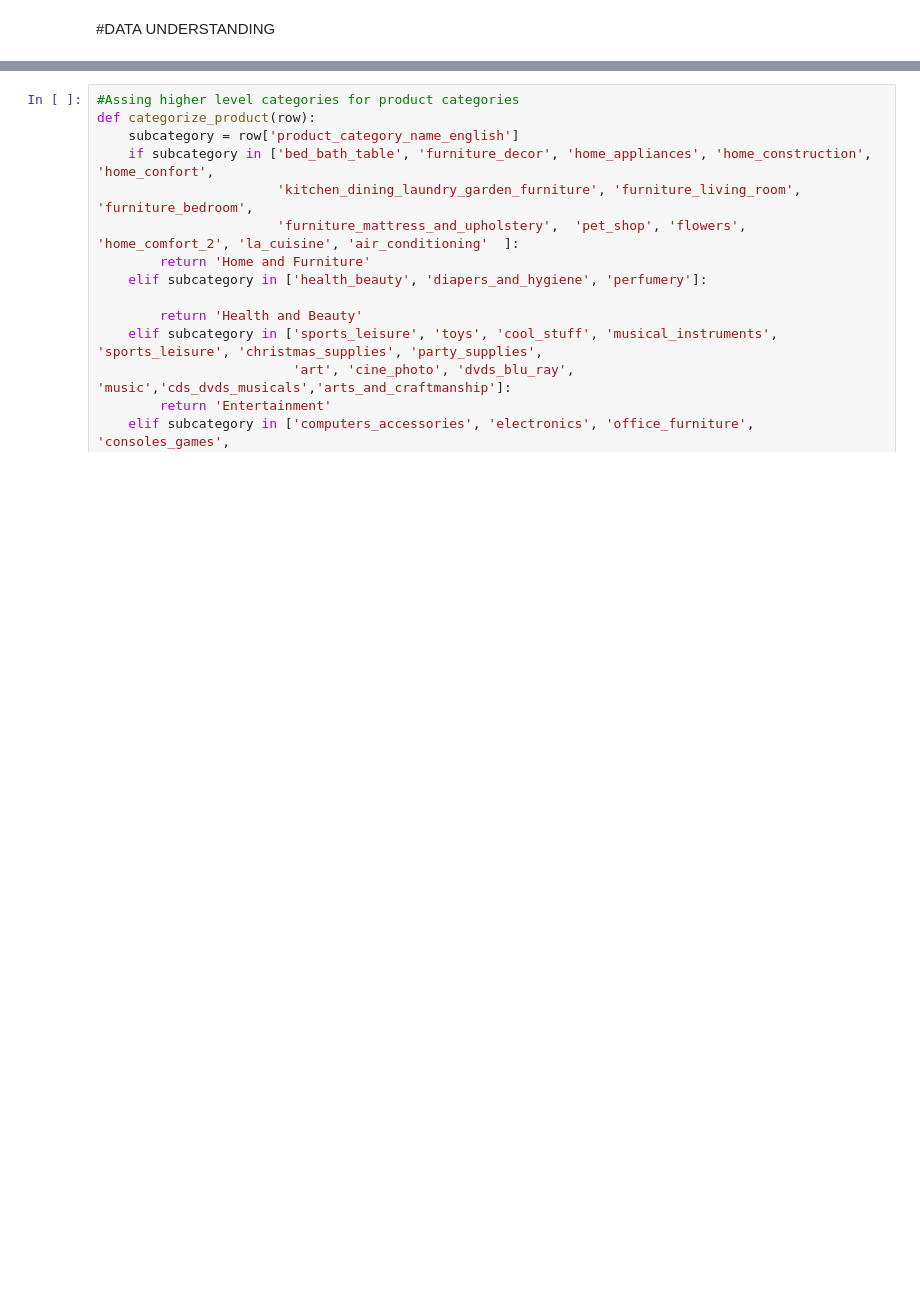
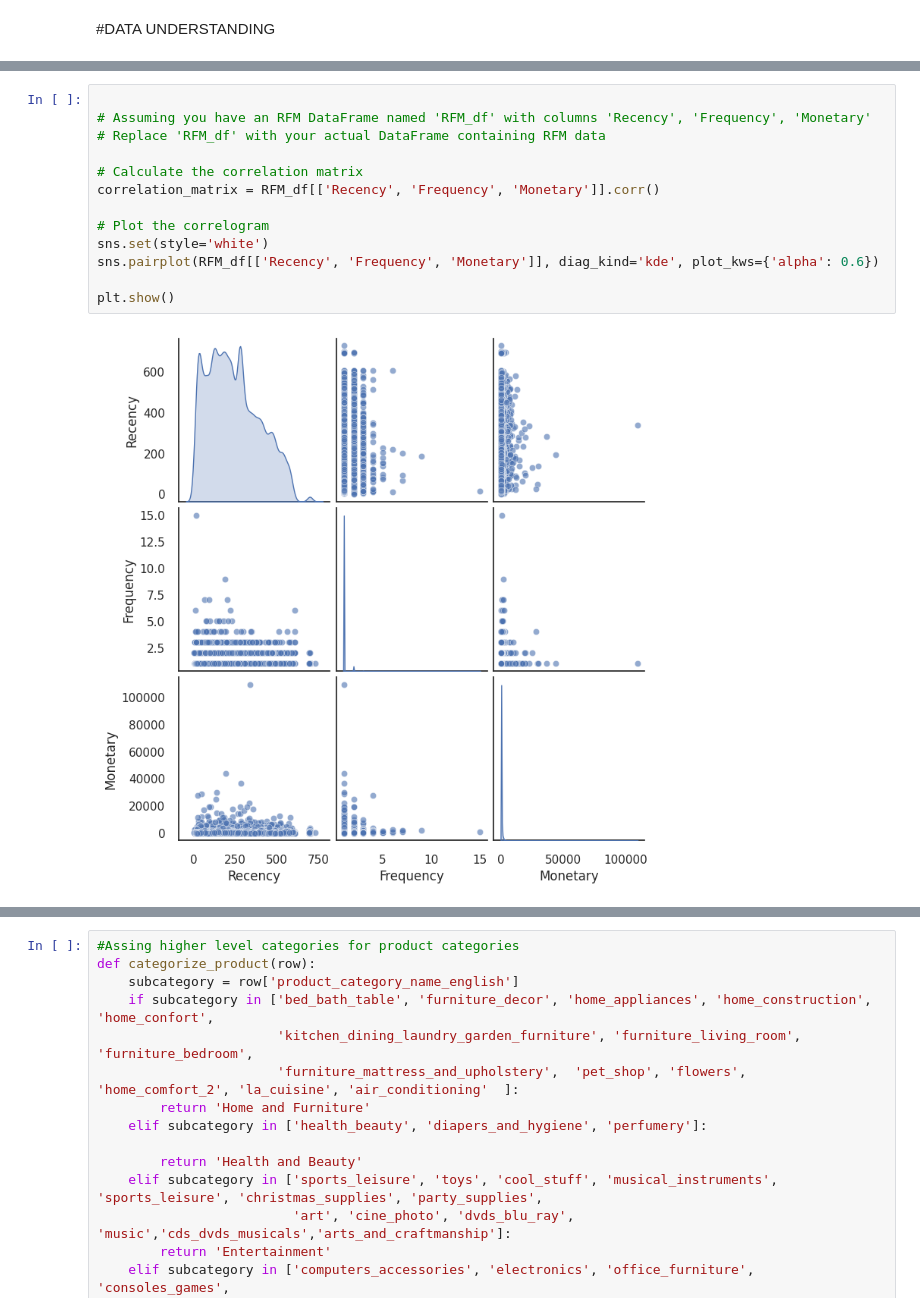
Before and after one commit to Pablocodes1993/finalproject, a Jupyter notebook: CUSTOMER_SEGMENTATION_USING_UNSUPERVISED_METHODS_AND_RFM.ipynb, the cells around one changed output, grey strips where cells are left out. Drawn from its saved outputs; the diff is of its cells as text; blank space fills up the shorter version.

```diff
--- a/CUSTOMER_SEGMENTATION_USING_UNSUPERVISED_METHODS_AND_RFM.ipynb
+++ b/CUSTOMER_SEGMENTATION_USING_UNSUPERVISED_METHODS_AND_RFM.ipynb
@@ -1028,0 +657,15 @@ Name: product_category_name_english, Length: 71, dtype: int64
+# %%
+
+# Assuming you have an RFM DataFrame named 'RFM_df' with columns 'Recency', 'Frequency', 'Monetary'
+# Replace 'RFM_df' with your actual DataFrame containing RFM data
+
+# Calculate the correlation matrix
+correlation_matrix = RFM_df[['Recency', 'Frequency', 'Monetary']].corr()
+
+# Plot the correlogram
+sns.set(style='white')
+sns.pairplot(RFM_df[['Recency', 'Frequency', 'Monetary']], diag_kind='kde', plot_kws={'alpha': 0.6})
+
+plt.show()
+# %% [output]
+[figure, added]
```
Also changed, not shown: parts of 83 cells of this notebook.
